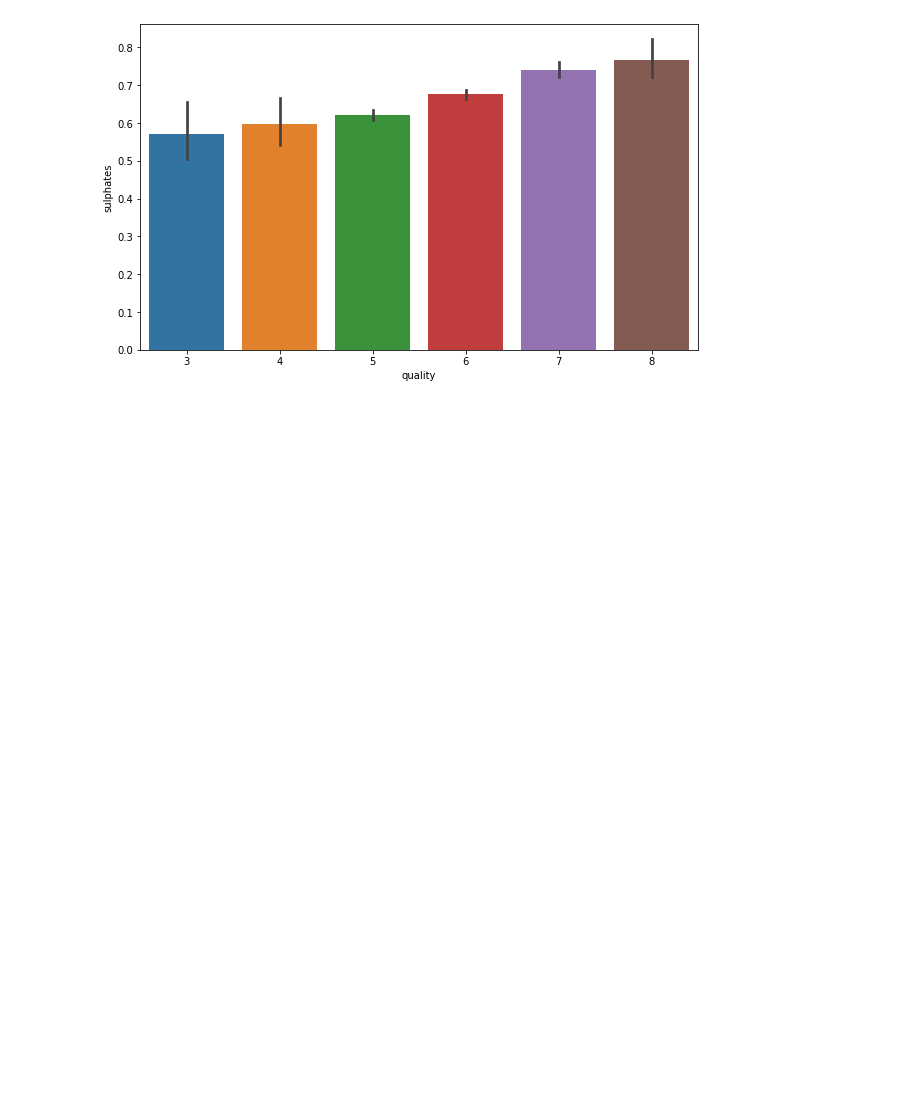
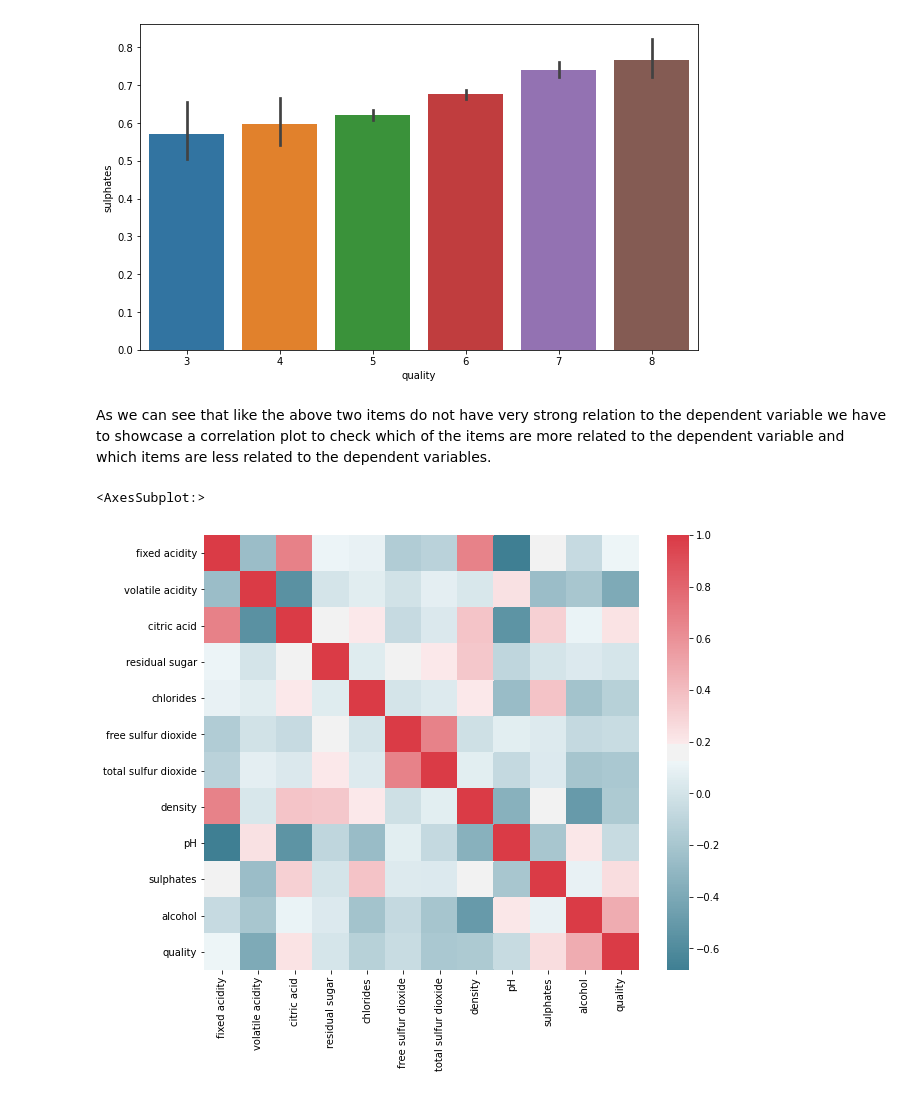
Before and after one commit to buriihenry/Machine-Learning-2, a Jupyter notebook: Wine Quality Project/Wine_Quality.ipynb, the cells around one changed output. Cells and saved outputs as stored; diff of their text form; code cells hidden in the pictures; blank space fills up the shorter version.

```diff
--- a/Wine Quality Project/Wine_Quality.ipynb
+++ b/Wine Quality Project/Wine_Quality.ipynb
@@ -141,3 +141,13 @@ sns.barplot(x ='quality', y='sulphates', data=data)
 # %% [output]
 <AxesSubplot:xlabel='quality', ylabel='sulphates'>
 [figure]
+# %% [markdown]
+As we can see that like the above two items do not have very strong relation to the dependent variable we have to showcase a correlation plot to check which of the items are more related to the dependent variable and which items are less related to the dependent variables.
+# %%
+f, ax = plt.subplots(figsize=(10,8))
+corr=data.corr()
+sns.heatmap(corr, mask=np.zeros_like(corr,dtype=np.bool), cmap=sns.diverging_palette(220, 10, as_cmap=True),
+           square=True, ax=ax)
+# %% [output]
+<AxesSubplot:>
+[figure, added]
```
Also changed, not shown: parts of 6 cells of this notebook.
